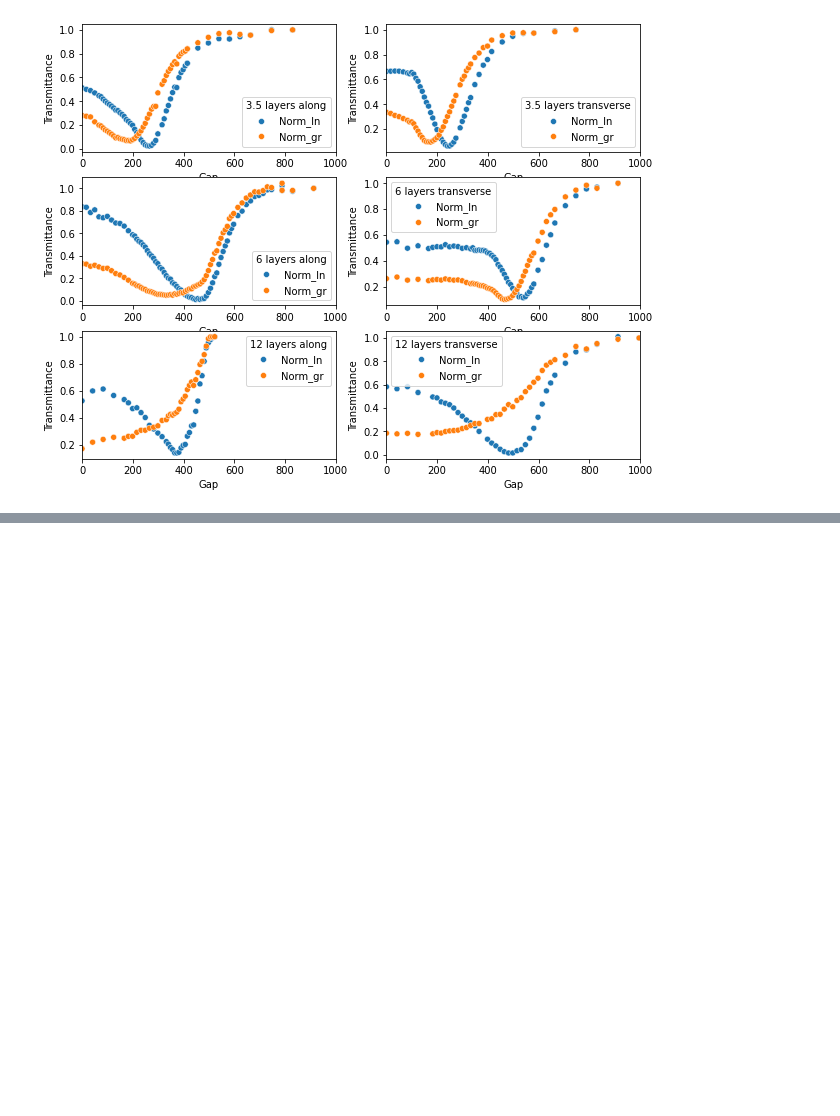
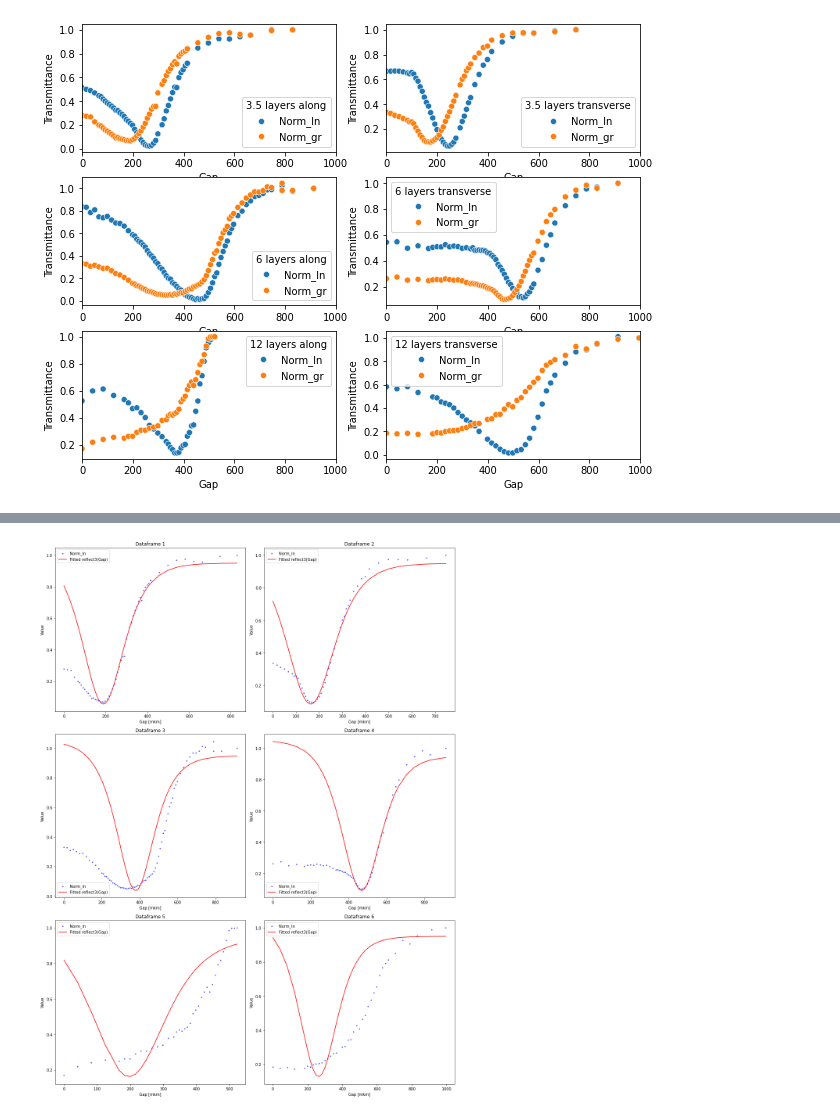
Before and after one commit to artyom-fedorenko/Graphene-films-plasmon-refractometry, a Jupyter notebook: Graphene_InSb_many_layers_report.ipynb, the cells around one changed output, grey strips where cells are left out. Saved outputs shown, nothing was run; the diff lists cells and outputs as text; code cells hidden in the pictures; blank space fills up the shorter version.

```diff
--- a/Graphene_InSb_many_layers_report.ipynb
+++ b/Graphene_InSb_many_layers_report.ipynb
@@ -603,0 +285,69 @@ plt.show()
+# %%
+# Fitting permittivity of graphene
+
+# подгонка угла, сдвига и (возможно) д.п. InSb по InSb
+
+
+# Dataframes
+dfs = [data_3_5_along, data_3_5_trans, data_6_along, data_6_trans, data_12_along, data_12_trans]
+thickness = np.array([3.5, 3.5, 6, 6, 12, 12])*10**(-6)
+
+# Range of fitting (number of right/left points from minimum of R)
+high_bound = 20
+low_bound = 5
+
+# Create a figure for subplots
+fig, axes = plt.subplots(3, 2, figsize=(15, 20))
+axes = axes.flatten()
+
+for i, df in enumerate(dfs):
+    gap = df['Gap'].values.astype(np.float64) * 1e-6
+    norm_in = df['Norm_gr'].values.astype(np.float64)
+
+    def fitting_function(x, shift, eps3_re, eps3_im):
+        return reflect4(x - np.ones(x.size, dtype=np.float64) * shift, d_3 = thickness[i], teta = 7.28050201e-01, eps3_re=eps3_re, eps3_im=eps3_im, eps4_re=-9, eps4_im=9)
+
+    # Dynamic initial guesses based on data statistics
+    shift_guess = 1e-6
+    re_Gr_guess = -9
+    im_Gr_guess = 9
+    initial_guess = [shift_guess, re_Gr_guess, im_Gr_guess]
+    my_bounds = ([0,  -np.inf, 0], [1e-3, 0, np.inf])
+    #([0, 1e-3],[0.6, 0.8], [-18, -16], [6, 8])
+
+
+    # Ensure min_index and max_index are within bounds
+    min_index = max(norm_in.argmin() - low_bound, 0)
+    max_index = min(norm_in.argmin() + high_bound, len(gap))
+
+    try:
+        params, pcov , infodict , mesg , ier = curve_fit(fitting_function, gap[min_index:max_index], norm_in[min_index:max_index], p0=initial_guess, bounds=my_bounds, method='trf', full_output=True)
+        print(params, pcov , infodict , mesg , ier)
+    except RuntimeError as e:
+        print(f"Fitting failed for Dataframe {i+1}: {e}")
+        params = initial_guess
+
+    # Validate params before using them in the fitting function
+    if not np.any(np.isnan(params)) and not np.any(np.isinf(params)):
+        # Plot the original data
+        axes[i].scatter(gap*1e6, norm_in, color='blue', label='Norm_In', s=5, alpha=0.6)
+
+        # Plot the fitted function
+        fitted_values = fitting_function(gap, *params)
+        if not np.any(np.isnan(fitted_values)) and not np.any(np.isinf(fitted_values)):
+            axes[i].plot(gap*1e6, fitted_values, color='red', label='Fitted reflect3(Gap)')
+        else:
+            print(f"Invalid fitted values for Dataframe {i+1}, skipping plot.")
+    else:
+        print(f"Invalid fitting parameters for Dataframe {i+1}, skipping plot.")
+
+    # Set subplot title and labels
+    axes[i].set_title(f'Dataframe {i+1}')
+    axes[i].set_xlabel('Gap [mkm]')
+    axes[i].set_ylabel('Value')
+    axes[i].legend()
+
+# Adjust layout and show the plot
+plt.tight_layout()
+plt.show()
+# %% [output]
@@ -604,3 +371,4 @@ plt.show()
+[figure, added]
 # %%
 gap_arr = x_data
 print(x_data)
```
Also changed, not shown: parts of 22 cells of this notebook.
